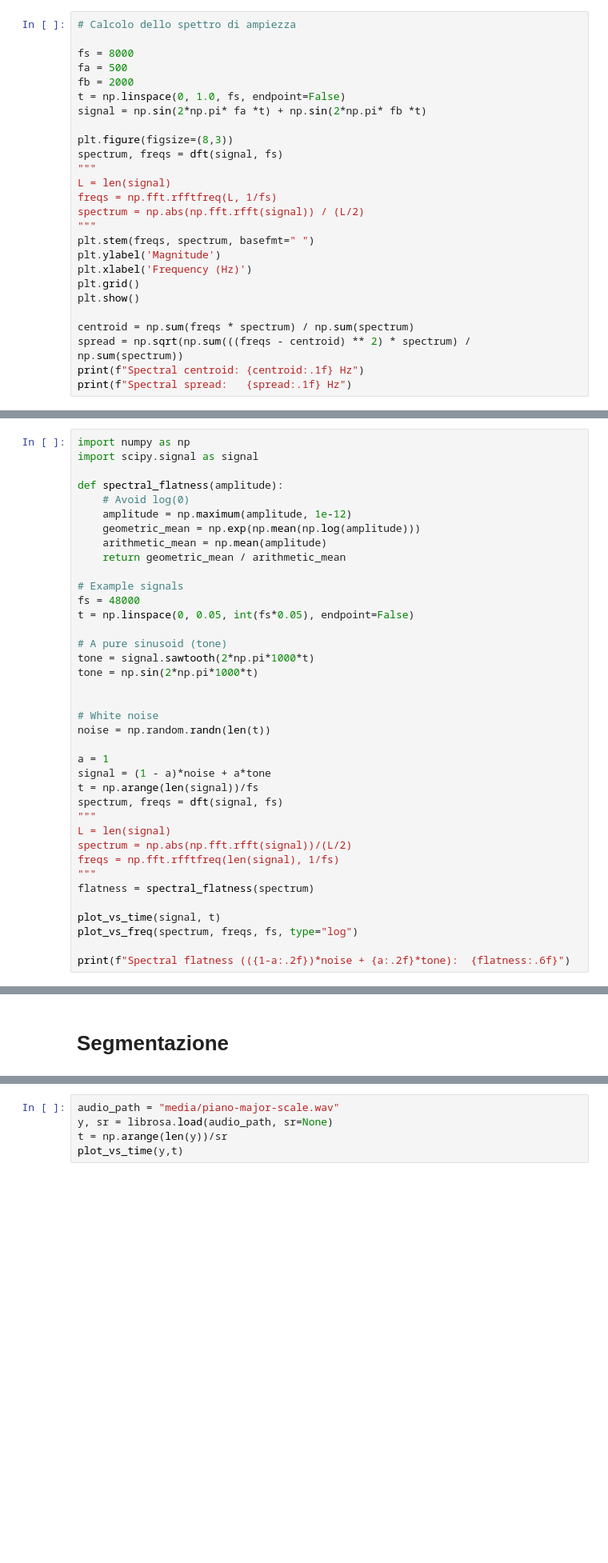
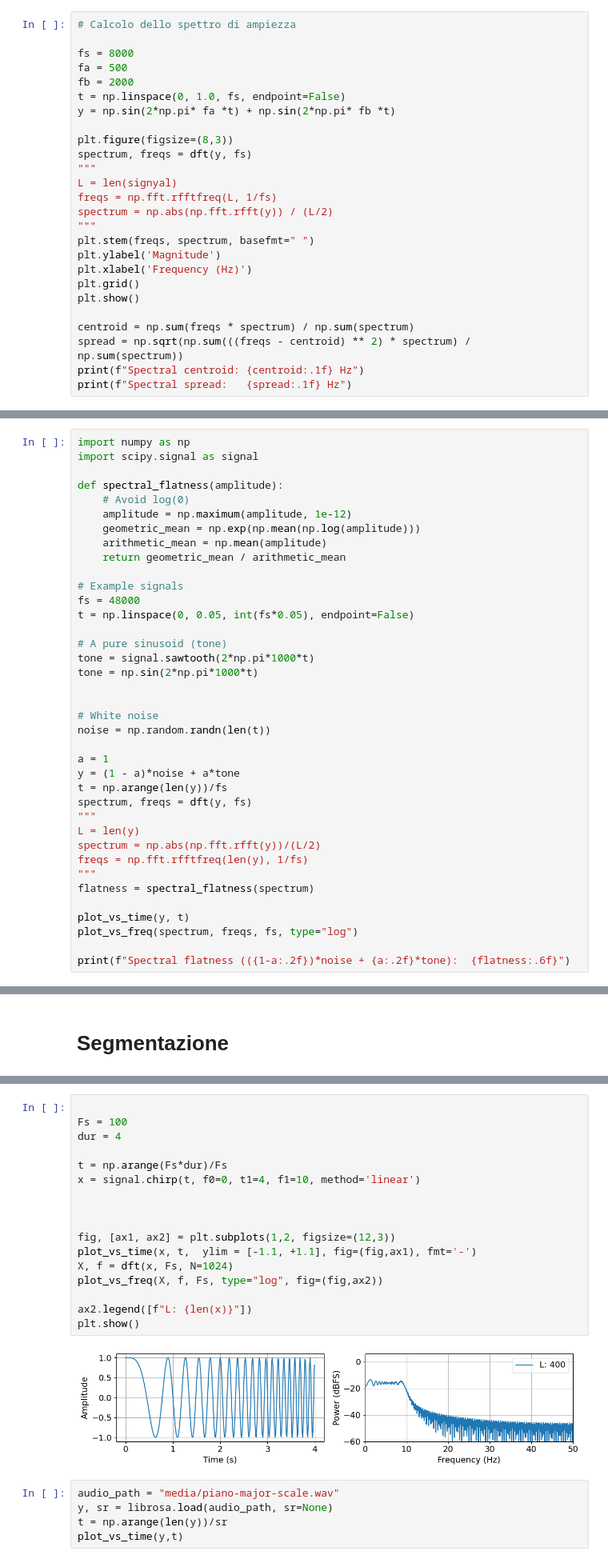
Before and after one commit to polito-EAD-2026/EAD26-U04.analisi-audio-frequenza, a Jupyter notebook: EAD26-U04.analisi-audio-frequenza-pt1.ipynb, the cells around one changed output, grey strips where cells are left out. Shown at 80% size. Cells and saved outputs as stored; diff of their text form; blank space fills up the shorter version.

```diff
--- a/EAD26-U04.analisi-audio-frequenza-pt1.ipynb
+++ b/EAD26-U04.analisi-audio-frequenza-pt1.ipynb
@@ -329,14 +340,14 @@ fs = 8000
 fa = 500
 fb = 2000
 t = np.linspace(0, 1.0, fs, endpoint=False)
-signal = np.sin(2*np.pi* fa *t) + np.sin(2*np.pi* fb *t)
+y = np.sin(2*np.pi* fa *t) + np.sin(2*np.pi* fb *t)
 
 plt.figure(figsize=(8,3))
-spectrum, freqs = dft(signal, fs)
+spectrum, freqs = dft(y, fs)
 """
-L = len(signal)
+L = len(signyal)
 freqs = np.fft.rfftfreq(L, 1/fs)
-spectrum = np.abs(np.fft.rfft(signal)) / (L/2)
+spectrum = np.abs(np.fft.rfft(y)) / (L/2)
 """
 plt.stem(freqs, spectrum, basefmt=" ")
 plt.ylabel('Magnitude')
@@ -459,17 +479,17 @@ tone = np.sin(2*np.pi*1000*t)
 noise = np.random.randn(len(t))
 
 a = 1
-signal = (1 - a)*noise + a*tone
-t = np.arange(len(signal))/fs
-spectrum, freqs = dft(signal, fs)
+y = (1 - a)*noise + a*tone
+t = np.arange(len(y))/fs
+spectrum, freqs = dft(y, fs)
 """
-L = len(signal)
-spectrum = np.abs(np.fft.rfft(signal))/(L/2)
-freqs = np.fft.rfftfreq(len(signal), 1/fs)
+L = len(y)
+spectrum = np.abs(np.fft.rfft(y))/(L/2)
+freqs = np.fft.rfftfreq(len(y), 1/fs)
 """
 flatness = spectral_flatness(spectrum)
 
-plot_vs_time(signal, t)
+plot_vs_time(y, t)
 plot_vs_freq(spectrum, freqs, fs, type="log")
 
 print(f"Spectral flatness (({1-a:.2f})*noise + {a:.2f}*tone):  {flatness:.6f}")
@@ -532,3 +552,22 @@ plt.show()
+# %%
+
+Fs = 100
+dur = 4
+
+t = np.arange(Fs*dur)/Fs
+x = signal.chirp(t, f0=0, t1=4, f1=10, method='linear')
+
+
+
+fig, [ax1, ax2] = plt.subplots(1,2, figsize=(12,3))
+plot_vs_time(x, t,  ylim = [-1.1, +1.1], fig=(fig,ax1), fmt='-')
+X, f = dft(x, Fs, N=1024)
+plot_vs_freq(X, f, Fs, type="log", fig=(fig,ax2))
+
+ax2.legend([f"L: {len(x)}"])
+plt.show()
+# %% [output]
+[figure, added]
 # %%
 audio_path = "media/piano-major-scale.wav"
 y, sr = librosa.load(audio_path, sr=None)
```
Also changed, not shown: parts of 10 cells of this notebook.
